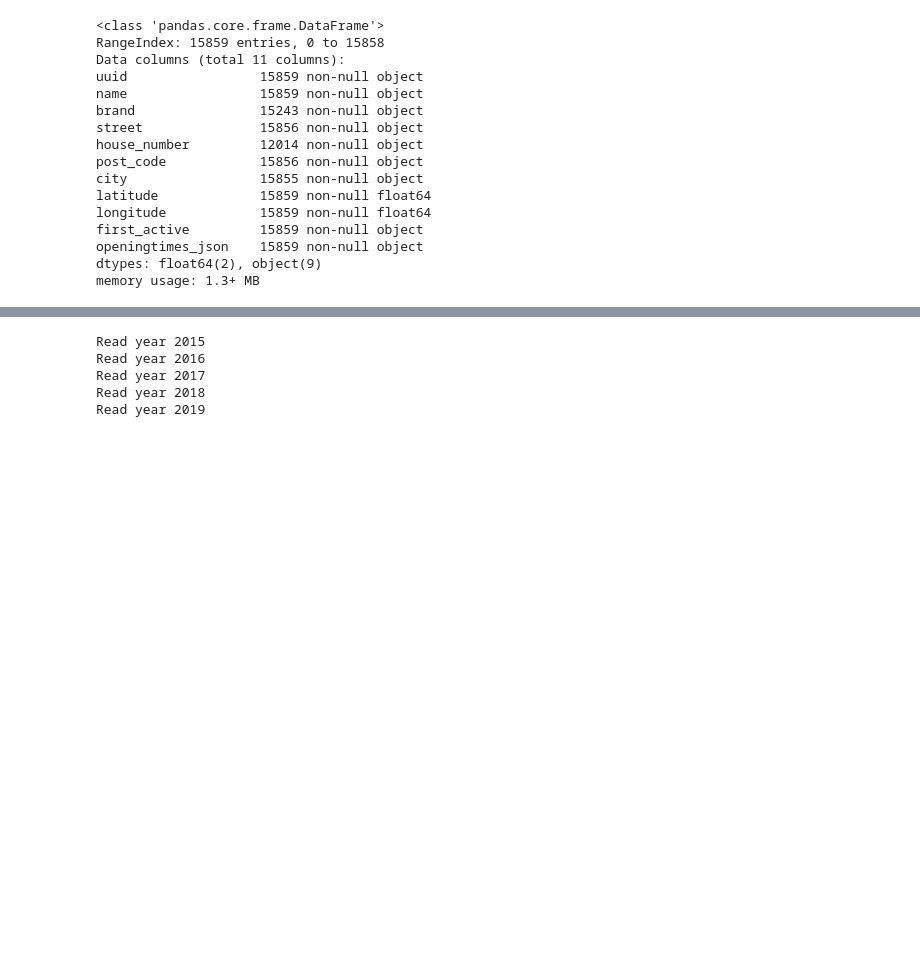
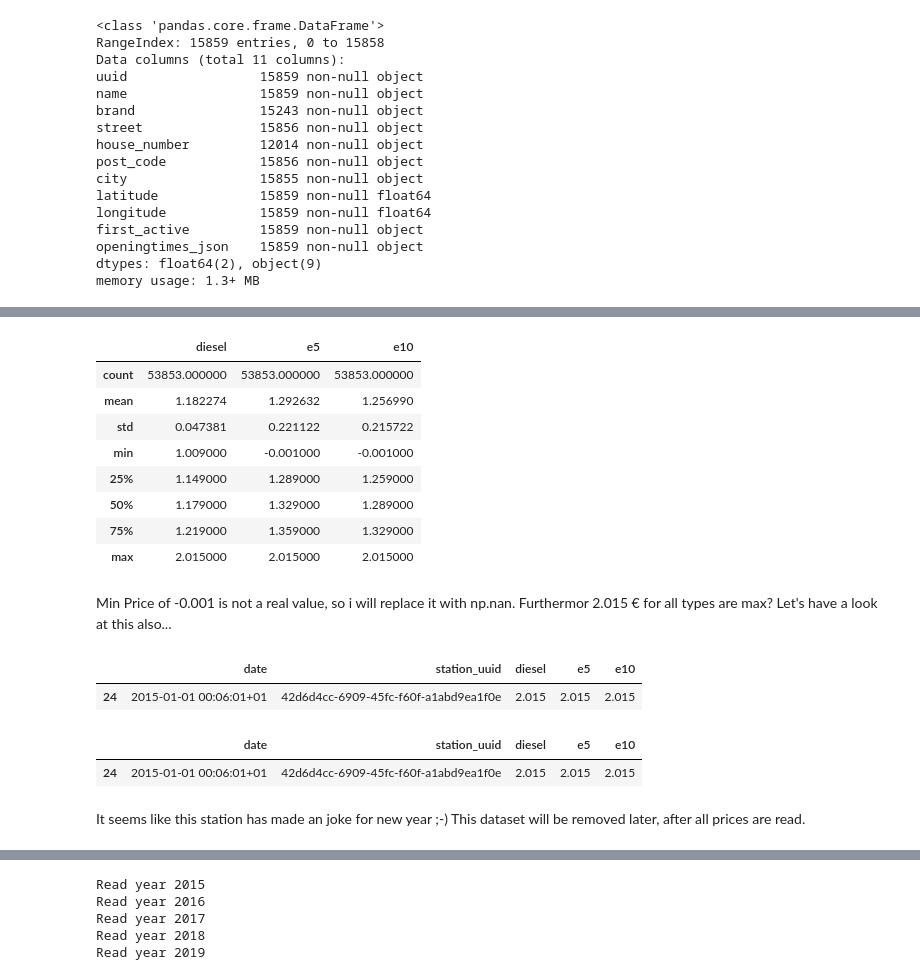
Before and after one commit to klogges5/capstone, a Jupyter notebook: DataRead.ipynb, the cells around one changed output, grey strips where cells are left out. Saved outputs shown, nothing was run; the diff lists cells and outputs as text; code cells hidden in the pictures; blank space fills up the shorter version.

```diff
--- a/DataRead.ipynb
+++ b/DataRead.ipynb
@@ -59,0 +83,26 @@ The pricesxxx.csv are in the following format:
+# %%
+prices_tmp[~(prices_tmp.diesel < 0.5)].describe()
+# %% [output]
+|  | diesel | e5 | e10 |
+| count | 53853.000000 | 53853.000000 | 53853.000000 |
+| mean | 1.182274 | 1.292632 | 1.256990 |
+| std | 0.047381 | 0.221122 | 0.215722 |
+| min | 1.009000 | -0.001000 | -0.001000 |
+| 25% | 1.149000 | 1.289000 | 1.259000 |
+| 50% | 1.179000 | 1.329000 | 1.289000 |
+| 75% | 1.219000 | 1.359000 | 1.329000 |
+| max | 2.015000 | 2.015000 | 2.015000 |
+# %% [markdown]
+Min Price of -0.001 is not a real value, so i will replace it with np.nan. Furthermor 2.015 € for all types are max? Let's have a look at this also...
+# %%
+prices_tmp[prices_tmp.diesel > 1.70].head()
+# %% [output]
+|  | date | station_uuid | diesel | e5 | e10 |
+| 24 | 2015-01-01 00:06:01+01 | 42d6d4cc-6909-45fc-f60f-a1abd9ea1f0e | 2.015 | 2.015 | 2.015 |
+# %%
+prices_tmp[prices_tmp['station_uuid'] == '42d6d4cc-6909-45fc-f60f-a1abd9ea1f0e']
+# %% [output]
+|  | date | station_uuid | diesel | e5 | e10 |
+| 24 | 2015-01-01 00:06:01+01 | 42d6d4cc-6909-45fc-f60f-a1abd9ea1f0e | 2.015 | 2.015 | 2.015 |
+# %% [markdown]
+It seems like this station has made an joke for new year ;-) This dataset will be removed later, after all prices are read.
```
Also changed, not shown: parts of 22 cells of this notebook, 2 other files.
